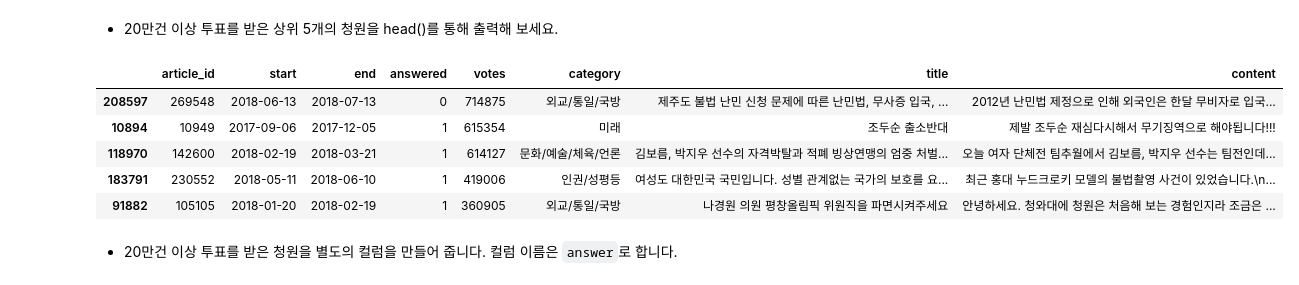
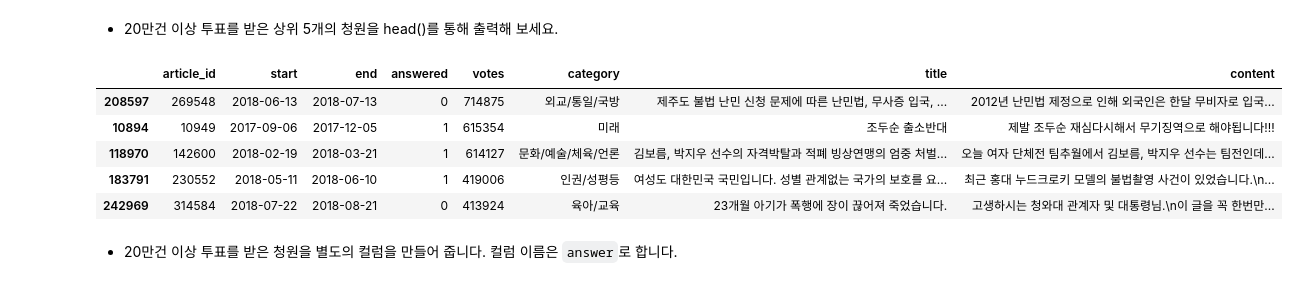
Before and after one commit to corazzon/petitionWrangling, a Jupyter notebook: petition-pandas-answer.ipynb, the cells around one changed output. Drawn from its saved outputs; the diff is of its cells as text; code cells hidden in the pictures.

```diff
--- a/petition-pandas-answer.ipynb
+++ b/petition-pandas-answer.ipynb
@@ -8,7 +8,7 @@ import numpy as np
 # %% [markdown]
 ## csv 데이터를 불러 옵니다.
 # %%
-df = pd.read_csv('https://s3.ap-northeast-2.amazonaws.com/data10902/petition/petition.csv', parse_dates=['start', 'end'])
+df = pd.read_csv('data/petition.csv', parse_dates=['start', 'end'])
 # %% [markdown]
 ## 읽어온 데이터가 몇 행 몇 열인지 봅니다.
 # %%
@@ -151,15 +163,15 @@ df_20[['title', 'content']].head(3)
 # %% [markdown]
 * 20만건 이상 투표를 받은 상위 5개의 청원을 head()를 통해 출력해 보세요.
 # %%
-df_20_loc = df.loc[df_20]
+df_20_loc = df.loc[df.votes > 200000]
 df_20_loc.sort_values(by='votes', ascending=False).head()
 # %% [output]
 |  | article_id | start | end | answered | votes | category | title | content |
 | 208597 | 269548 | 2018-06-13 | 2018-07-13 | 0 | 714875 | 외교/통일/국방 | 제주도 불법 난민 신청 문제에 따른 난민법, 무사증 입국, ... | 2012년 난민법 제정으로 인해 외국인은 한달 무비자로 입국... |
 | 10894 | 10949 | 2017-09-06 | 2017-12-05 | 1 | 615354 | 미래 | 조두순 출소반대 | 제발 조두순 재심다시해서 무기징역으로 해야됩니다!!! |
 | 118970 | 142600 | 2018-02-19 | 2018-03-21 | 1 | 614127 | 문화/예술/체육/언론 | 김보름, 박지우 선수의 자격박탈과 적폐 빙상연맹의 엄중 처벌... | 오늘 여자 단체전 팀추월에서 김보름, 박지우 선수는 팀전인데... |
 | 183791 | 230552 | 2018-05-11 | 2018-06-10 | 1 | 419006 | 인권/성평등 | 여성도 대한민국 국민입니다. 성별 관계없는 국가의 보호를 요... | 최근 홍대 누드크로키 모델의 불법촬영 사건이 있었습니다.\n... |
-| 91882 | 105105 | 2018-01-20 | 2018-02-19 | 1 | 360905 | 외교/통일/국방 | 나경원 의원 평창올림픽 위원직을 파면시켜주세요 | 안녕하세요. 청와대에 청원은 처음해 보는 경험인지라 조금은 ... |
+| 242969 | 314584 | 2018-07-22 | 2018-08-21 | 0 | 413924 | 육아/교육 | 23개월 아기가 폭행에 장이 끊어져 죽었습니다. | 고생하시는 청와대 관계자 및 대통령님.\n이 글을 꼭 한번만... |
 # %% [markdown]
 * 20만건 이상 투표를 받은 청원을 별도의 컬럼을 만들어 줍니다. 컬럼 이름은 `answer`로 합니다.
 # %%
```
Also changed, not shown: parts of 22 cells of this notebook, 1 other file.
